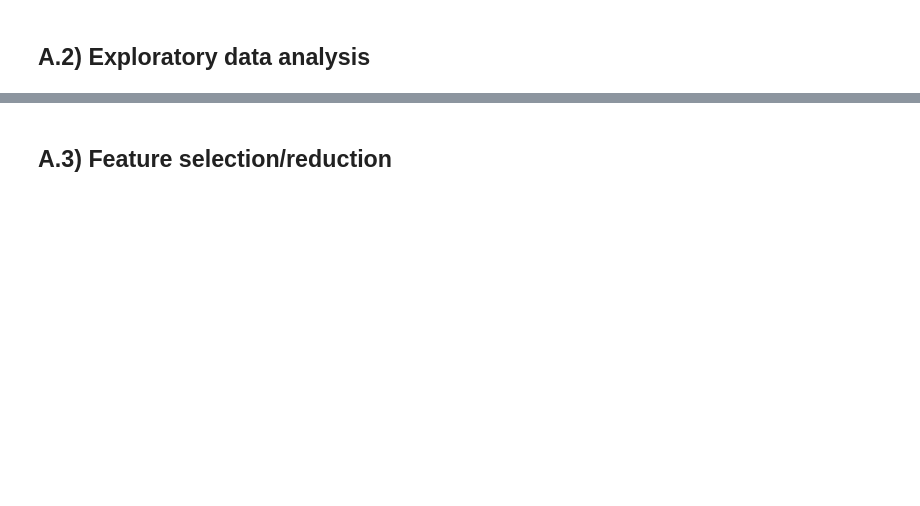
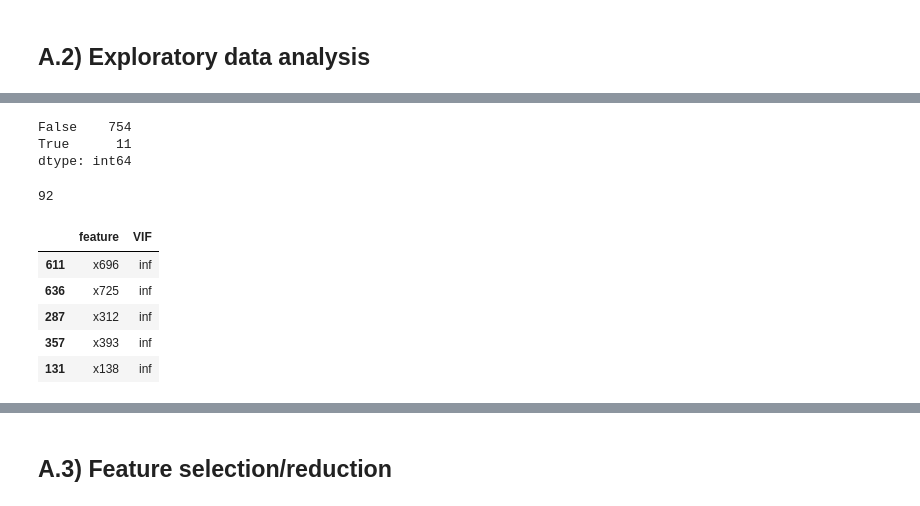
Before and after one commit to ada-zhong/STAT-390-Project, a Jupyter notebook: Kaggle-Ada/Kaggle Report 390.ipynb, the cells around one changed output, grey strips where cells are left out. Cells and saved outputs as stored; diff of their text form; code cells hidden in the pictures; blank space fills up the shorter version.

```diff
--- a/Kaggle-Ada/Kaggle Report 390.ipynb
+++ b/Kaggle-Ada/Kaggle Report 390.ipynb
@@ -35,0 +198,40 @@ Mention any major insights you obtained from the data, which you used to develop
+# %%
+# Insight 4 - meaningless columns
+(X_train.nunique() == 1).value_counts()
+# %% [output]
+False    754
+True      11
+dtype: int64
+# %%
+# Insight 5 - duplicate columns
+
+# Transpose the DataFrame
+df_transposed = X_train.transpose()
+
+# Check for duplicate columns
+duplicates = df_transposed.duplicated()
+
+# Print the # of duplicate columns
+duplicate_columns = df_transposed[duplicates].index
+print(len(duplicate_columns))
+# %% [output]
+92
+# %%
+# Insight 6 - VIF
+X_train_vif = X_train_scaled.copy()
+
+X_train_vif = add_constant(X_train_vif)
+vif_data = pd.DataFrame()
+vif_data["feature"] = X_train_vif.columns
+
+for i in range(len(X_train_vif.columns)):
+    vif_data.loc[i,'VIF'] = variance_inflation_factor(X_train_vif.values, i)
+
+vif_data.sort_values(by='VIF', ascending=False)[0:5]
+# %% [output]
+|  | feature | VIF |
+| 611 | x696 | inf |
+| 636 | x725 | inf |
+| 287 | x312 | inf |
+| 357 | x393 | inf |
+| 131 | x138 | inf |
```
Also changed, not shown: parts of 17 cells of this notebook, 13 other files.
